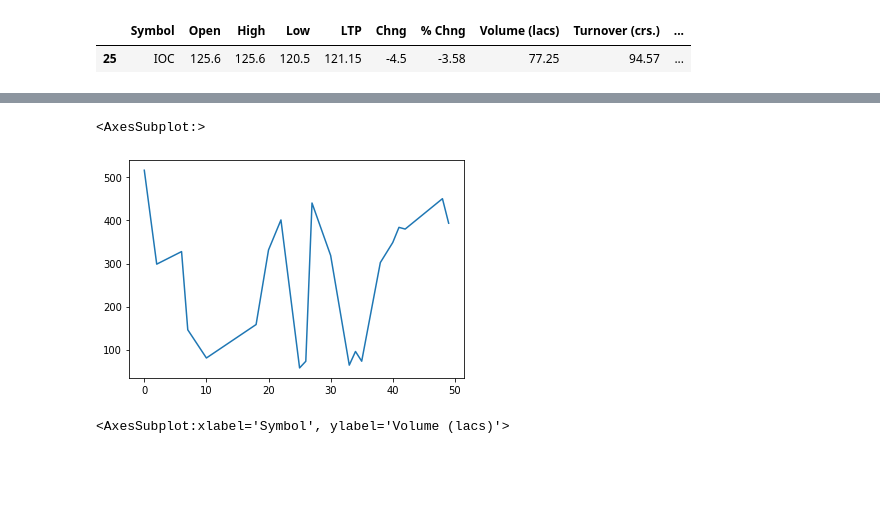
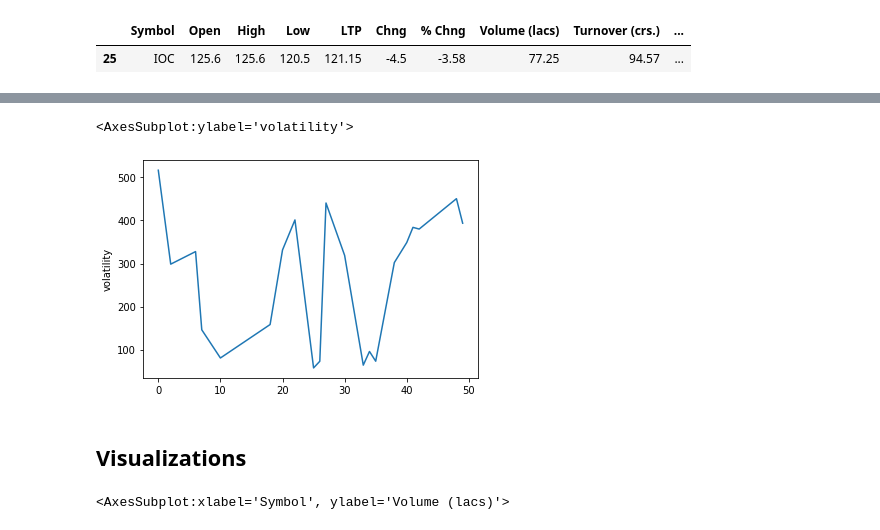
Before and after one commit to chandanabrdwj/100DaysOfML, a Jupyter notebook: nifty-50-stocks.ipynb, the cells around one changed output, grey strips where cells are left out. Cells and saved outputs as stored; diff of their text form; code cells hidden in the pictures; blank space fills up the shorter version.

```diff
--- a/nifty-50-stocks.ipynb
+++ b/nifty-50-stocks.ipynb
@@ -119,5 +145,0 @@ dff['volatility'] = df['52w H'] - df['52w L']
-# %%
-dff['volatility'].dropna().plot()
-# %% [output]
-<AxesSubplot:>
-[figure, removed]
@@ -124,3 +152,13 @@ dff['volatility'].dropna().plot()
+# %%
+# Visulaizing the volatile nature. This can further be combined with the original dataset to draw more insights
+
+dff_vol = dff['volatility'].dropna()
+sns.lineplot(data = dff_vol)
+# %% [output]
+<AxesSubplot:ylabel='volatility'>
+[figure, added]
+# %% [markdown]
+## Visualizations
 # %%
 desc = df.describe()
 sns.pointplot(x=df['Symbol'],y=df['Volume (lacs)'],data=desc,color='orange',alpha=0.8)
```
Also changed, not shown: parts of 25 cells of this notebook.
